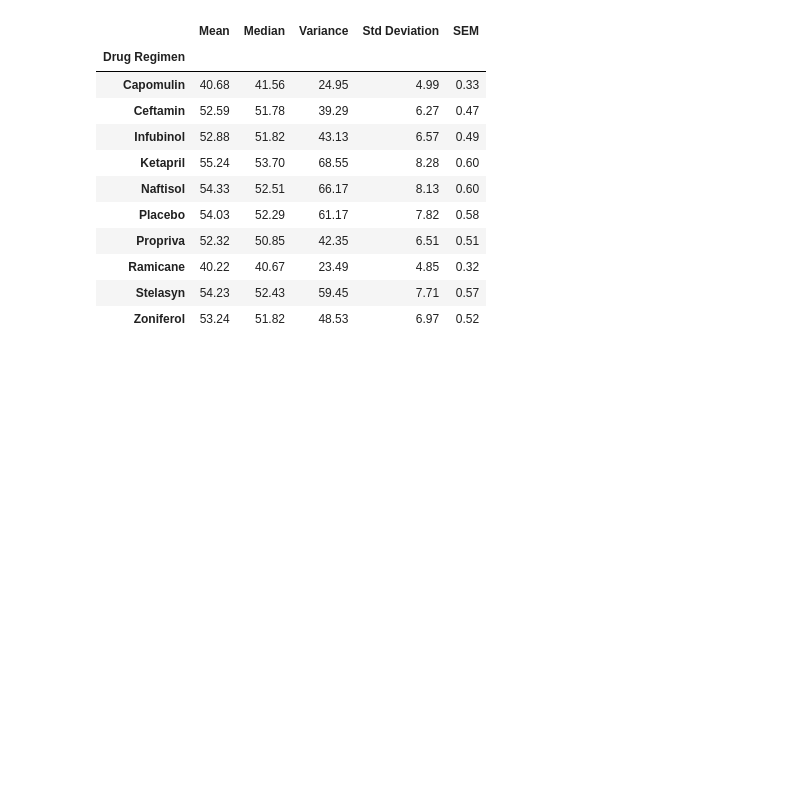
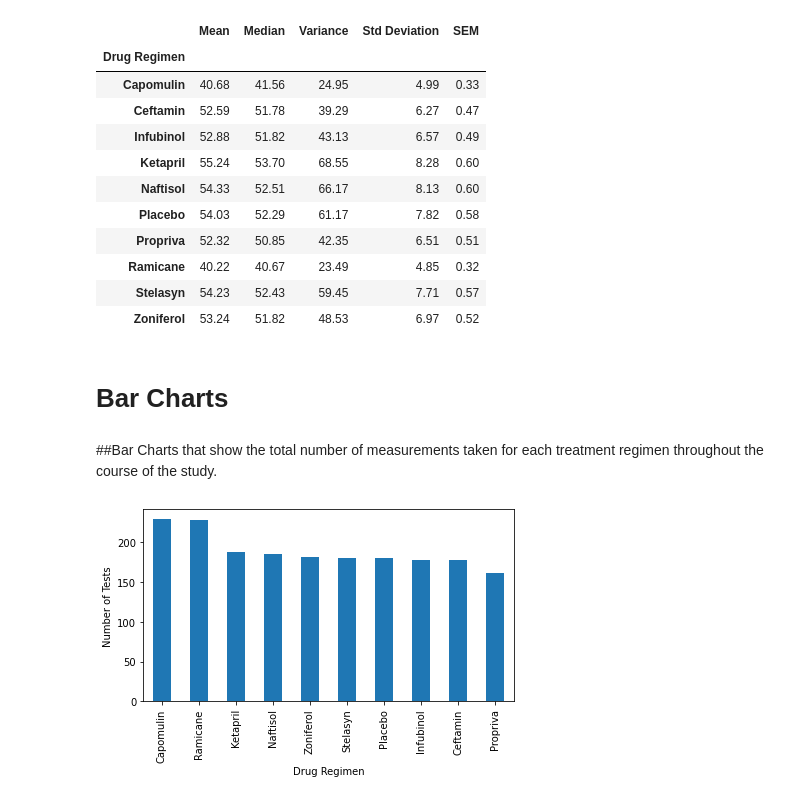
Before and after one commit to josiedeleon/Matplotlib--The-Power-of-Plots, a Jupyter notebook: Pymaceuticals.ipynb, the cells around one changed output. Cells and saved outputs as stored; diff of their text form; code cells hidden in the pictures; blank space fills up the shorter version.

```diff
--- a/Pymaceuticals.ipynb
+++ b/Pymaceuticals.ipynb
@@ -180,3 +180,17 @@ summary_df
 | Ramicane | 40.22 | 40.67 | 23.49 | 4.85 | 0.32 |
 | Stelasyn | 54.23 | 52.43 | 59.45 | 7.71 | 0.57 |
 | Zoniferol | 53.24 | 51.82 | 48.53 | 6.97 | 0.52 |
+# %% [markdown]
+# Bar Charts
+# %% [markdown]
+##Bar Charts that show the total number of measurements taken for each treatment regimen throughout the course of the study.
+# %%
+#Pandas BarChart
+num_regimens = clean_mouse_data['Drug Regimen'].value_counts()
+num_regimens.plot(kind='bar')
+# Add labels
+plt.xlabel('Drug Regimen')
+plt.ylabel('Number of Tests')
+plt.tight_layout()
+# %% [output]
+[figure, added]
```
Also changed, not shown: parts of 5 cells of this notebook.
